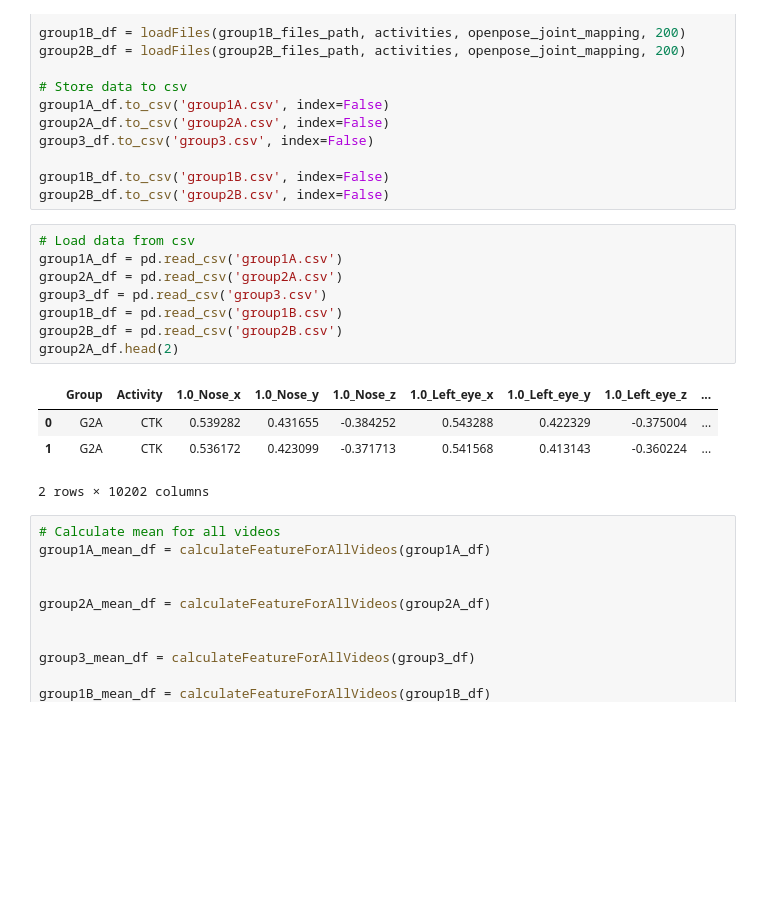
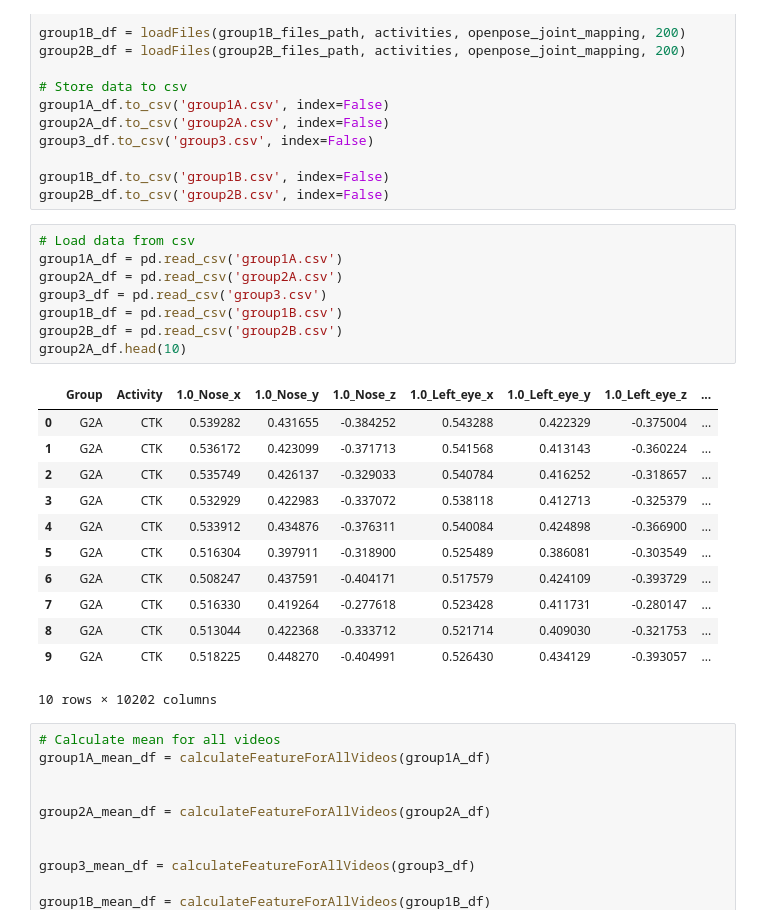
Before and after one commit to ttuyetdinh/main, a Jupyter notebook: keeral.ipynb, the cells around one changed output. Cells and saved outputs as stored; diff of their text form; blank space fills up the shorter version.

```diff
--- a/keeral.ipynb
+++ b/keeral.ipynb
@@ -311,16 +297,24 @@ group2B_df.to_csv('group2B.csv', index=False)
 # %%
 # Load data from csv
 group1A_df = pd.read_csv('group1A.csv')
 group2A_df = pd.read_csv('group2A.csv')
 group3_df = pd.read_csv('group3.csv')
 group1B_df = pd.read_csv('group1B.csv')
 group2B_df = pd.read_csv('group2B.csv')
-group2A_df.head(2)
+group2A_df.head(10)
 # %% [output]
 |  | Group | Activity | 1.0_Nose_x | 1.0_Nose_y | 1.0_Nose_z | 1.0_Left_eye_x | 1.0_Left_eye_y | 1.0_Left_eye_z | ... |
 | 0 | G2A | CTK | 0.539282 | 0.431655 | -0.384252 | 0.543288 | 0.422329 | -0.375004 | ... |
 | 1 | G2A | CTK | 0.536172 | 0.423099 | -0.371713 | 0.541568 | 0.413143 | -0.360224 | ... |
+| 2 | G2A | CTK | 0.535749 | 0.426137 | -0.329033 | 0.540784 | 0.416252 | -0.318657 | ... |
+| 3 | G2A | CTK | 0.532929 | 0.422983 | -0.337072 | 0.538118 | 0.412713 | -0.325379 | ... |
+| 4 | G2A | CTK | 0.533912 | 0.434876 | -0.376311 | 0.540084 | 0.424898 | -0.366900 | ... |
+| 5 | G2A | CTK | 0.516304 | 0.397911 | -0.318900 | 0.525489 | 0.386081 | -0.303549 | ... |
+| 6 | G2A | CTK | 0.508247 | 0.437591 | -0.404171 | 0.517579 | 0.424109 | -0.393729 | ... |
+| 7 | G2A | CTK | 0.516330 | 0.419264 | -0.277618 | 0.523428 | 0.411731 | -0.280147 | ... |
+| 8 | G2A | CTK | 0.513044 | 0.422368 | -0.333712 | 0.521714 | 0.409030 | -0.321753 | ... |
+| 9 | G2A | CTK | 0.518225 | 0.448270 | -0.404991 | 0.526430 | 0.434129 | -0.393057 | ... |
-2 rows × 10202 columns
+10 rows × 10202 columns
 # %%
 # Calculate mean for all videos
 group1A_mean_df = calculateFeatureForAllVideos(group1A_df)
```
Also changed, not shown: parts of 6 cells of this notebook.
